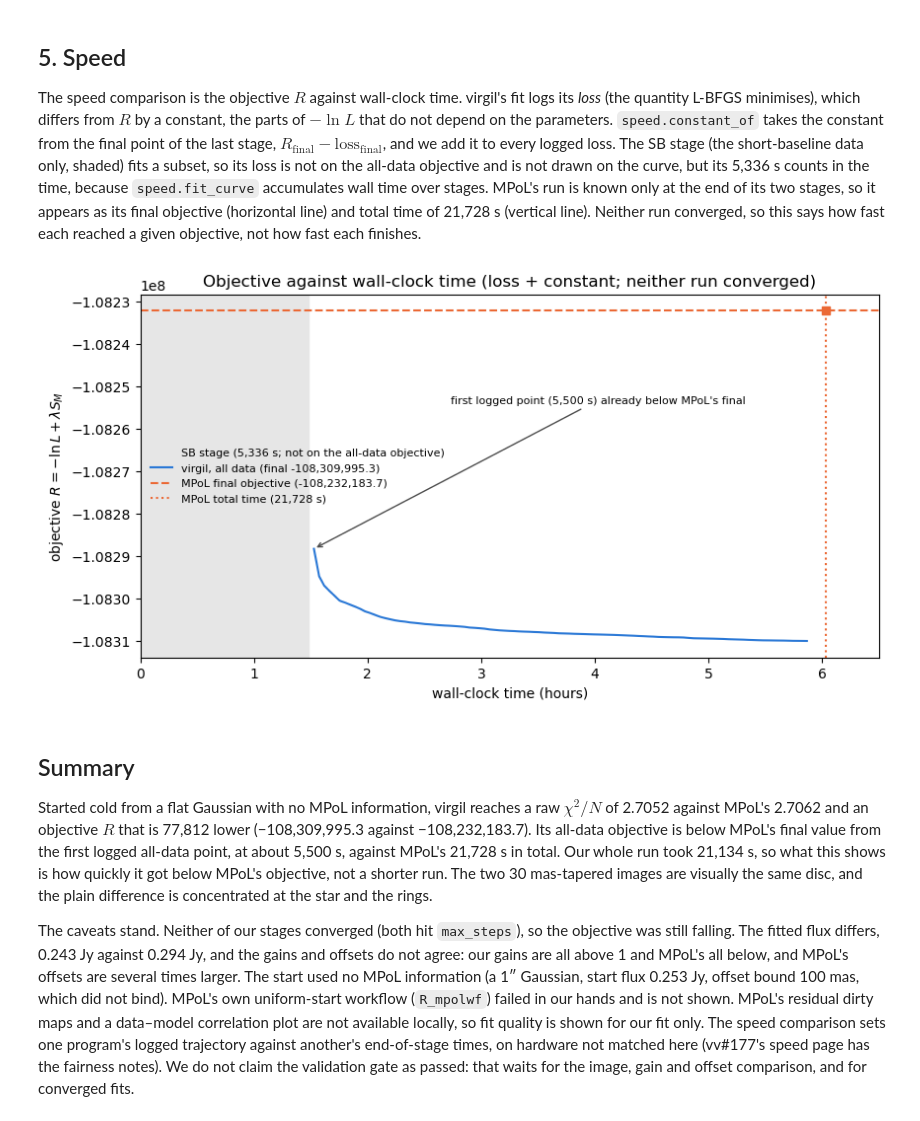
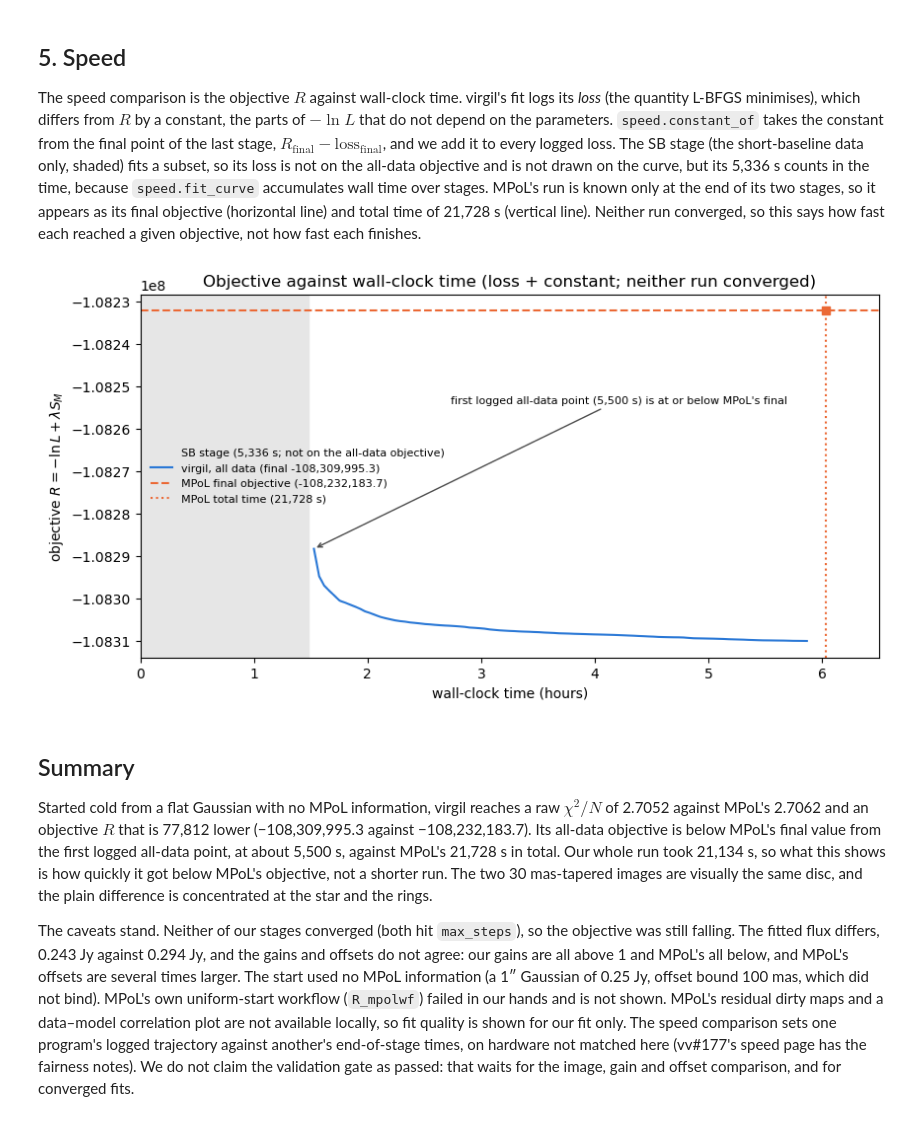
Before and after one commit to benjaminpope/virgil-validation, a Jupyter notebook: notebooks/alma_imlup_mpol_comparison.ipynb, the cells around one changed output. Saved outputs shown, nothing was run; the diff lists cells and outputs as text; code cells hidden in the pictures.

```diff
--- a/notebooks/alma_imlup_mpol_comparison.ipynb
+++ b/notebooks/alma_imlup_mpol_comparison.ipynb
@@ -122,28 +128,31 @@ The speed comparison is the objective $R$ against wall-clock time. virgil's fit
 # %%
 pts, _ = speed.fit_curve(res)
 c = speed.constant_of(res)
 curve = [dict(t_s=p["t_s"], steps=p["steps"], objective=p["loss"] + c) for p in pts if p["on_curve"]]
 target = mo["objective_R"]
 hit = speed.time_to(curve, target)
+assert hit["reached"], "our run never reached MPoL's objective: rewrite the annotation"
+first = hit["t_first_s"] == curve[0]["t_s"]                          # is the first logged all-data point already below MPoL's?
+at = next(p for p in curve if p["t_s"] == hit["t_first_s"])
 t_mpol = sum(json.loads(f.read_text())["wall_s"] for f in sorted((mpol["dir"]).glob("stage*.time.json")))
 sb_end = next(s["wall_s"] for s in res["stages"] if s["name"] == "sb")
 fig, ax = plt.subplots(figsize=(8.5, 4.4), constrained_layout=True)
 ax.axvspan(0, sb_end / 3600, color="0.9", label=f"SB stage ({sb_end:,.0f} s; not on the all-data objective)")
 ax.plot([p["t_s"] / 3600 for p in curve], [p["objective"] for p in curve], color=page.C_VIRGIL, label=f"virgil, all data (final {res['objective_R']:,.1f})")
 ax.axhline(target, color=page.C_MPOL, ls="--", label=f"MPoL final objective ({target:,.1f})")
 ax.axvline(t_mpol / 3600, color=page.C_MPOL, ls=":", label=f"MPoL total time ({t_mpol:,.0f} s)")
 ax.plot(t_mpol / 3600, target, "s", color=page.C_MPOL)
-ax.annotate(f"first logged point ({hit['t_first_s']:,.0f} s) already below MPoL's final", (hit["t_first_s"] / 3600, curve[0]["objective"]),
+ax.annotate(f"{'first logged all-data point' if first else 'first point below MPoL'} ({hit['t_first_s']:,.0f} s) is at or below MPoL's final", (at["t_s"] / 3600, at["objective"]),
             (0.42, 0.7), textcoords="axes fraction", arrowprops=dict(arrowstyle="->", color="0.3"), fontsize=8)
 ax.set_xlim(0, 6.5); ax.set_xlabel("wall-clock time (hours)"); ax.set_ylabel("objective $R = -\\ln L + \\lambda S_M$")
 ax.set_title("Objective against wall-clock time (loss + constant; neither run converged)")
 ax.legend(frameon=False, fontsize=8, loc="center left")
 plt.show()
 # %% [output]
-[figure, old version]
+[figure, new version]
 # %% [markdown]
 ## Summary
 
 Started cold from a flat Gaussian with no MPoL information, virgil reaches a raw $\chi^2/N$ of 2.7052 against MPoL's 2.7062 and an objective $R$ that is 77,812 lower (−108,309,995.3 against −108,232,183.7). Its all-data objective is below MPoL's final value from the first logged all-data point, at about 5,500 s, against MPoL's 21,728 s in total. Our whole run took 21,134 s, so what this shows is how quickly it got below MPoL's objective, not a shorter run. The two 30 mas-tapered images are visually the same disc, and the plain difference is concentrated at the star and the rings.
 
-The caveats stand. Neither of our stages converged (both hit `max_steps`), so the objective was still falling. The fitted flux differs, 0.243 Jy against 0.294 Jy, and the gains and offsets do not agree: our gains are all above 1 and MPoL's all below, and MPoL's offsets are several times larger. The start used no MPoL information (a 1″ Gaussian, start flux 0.253 Jy, offset bound 100 mas, which did not bind). MPoL's own uniform-start workflow (`R_mpolwf`) failed in our hands and is not shown. MPoL's residual dirty maps and a data–model correlation plot are not available locally, so fit quality is shown for our fit only. The speed comparison sets one program's logged trajectory against another's end-of-stage times, on hardware not matched here (vv#177's speed page has the fairness notes). We do not claim the validation gate as passed: that waits for the image, gain and offset comparison, and for converged fits.
+The caveats stand. Neither of our stages converged (both hit `max_steps`), so the objective was still falling. The fitted flux differs, 0.243 Jy against 0.294 Jy, and the gains and offsets do not agree: our gains are all above 1 and MPoL's all below, and MPoL's offsets are several times larger. The start used no MPoL information (a 1″ Gaussian of 0.25 Jy, offset bound 100 mas, which did not bind). MPoL's own uniform-start workflow (`R_mpolwf`) failed in our hands and is not shown. MPoL's residual dirty maps and a data–model correlation plot are not available locally, so fit quality is shown for our fit only. The speed comparison sets one program's logged trajectory against another's end-of-stage times, on hardware not matched here (vv#177's speed page has the fairness notes). We do not claim the validation gate as passed: that waits for the image, gain and offset comparison, and for converged fits.
```
Also changed, not shown: parts of 7 cells of this notebook.
